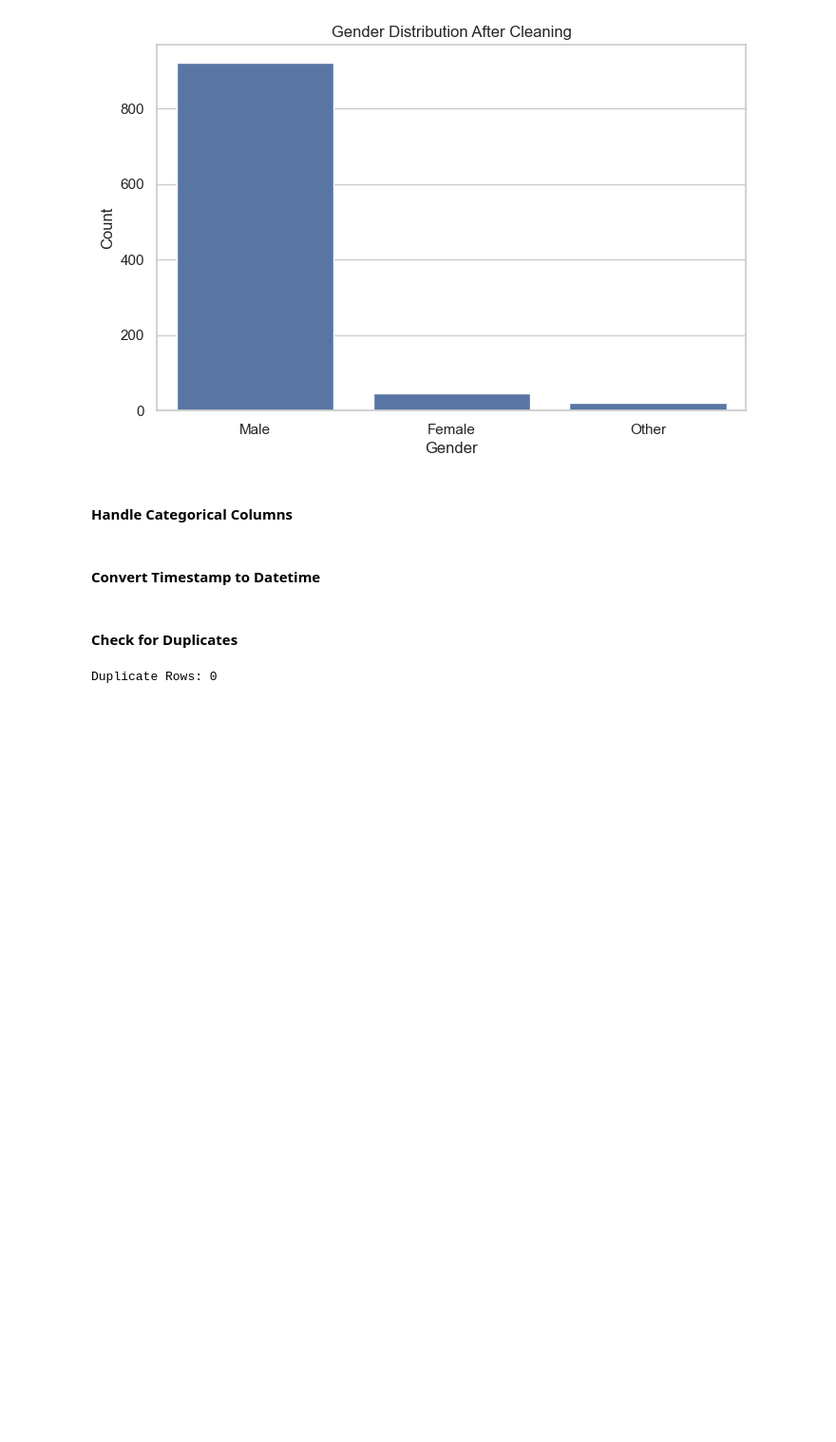
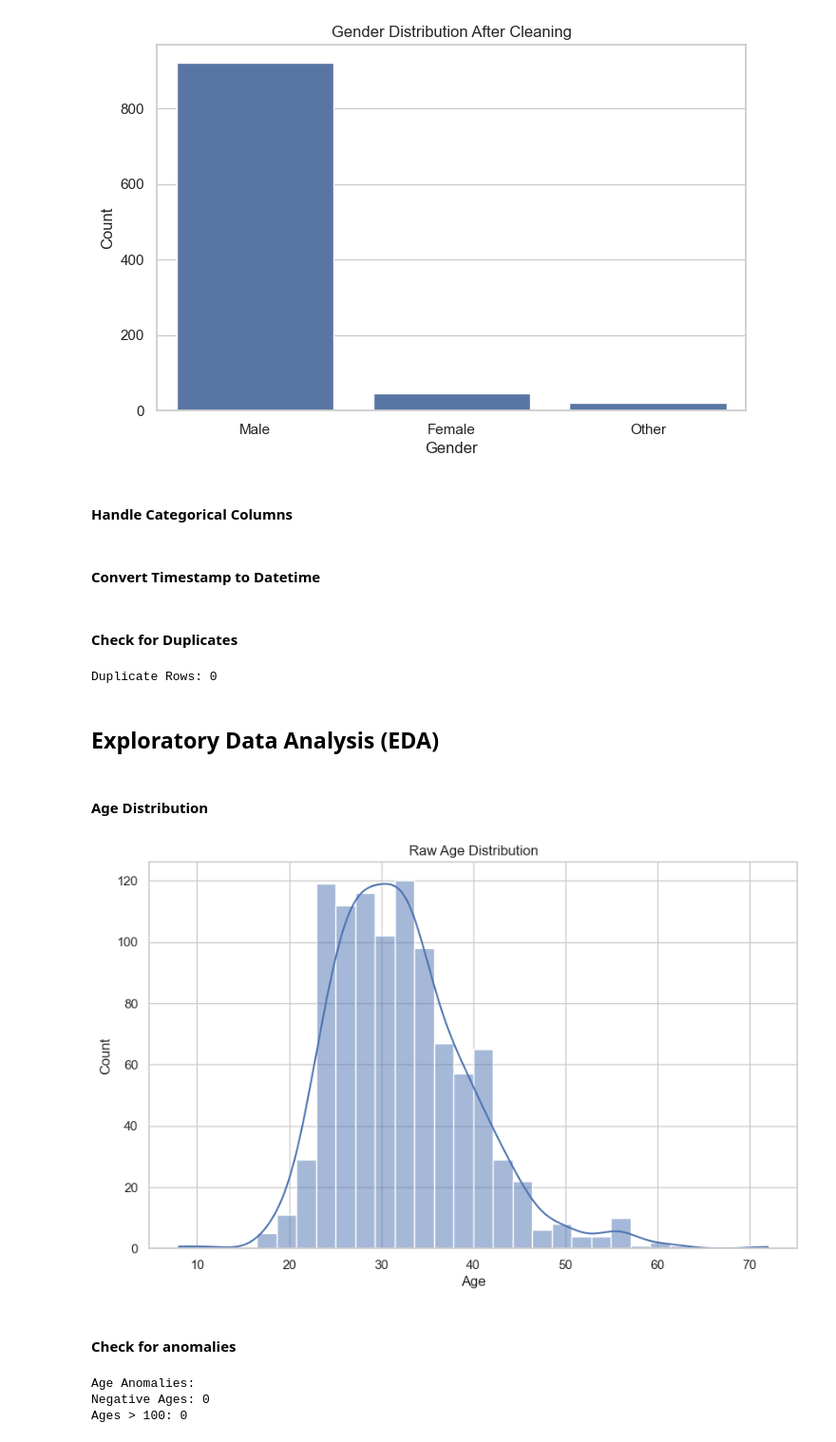
Before and after one commit to RahatBinOamr/mental-health-tech-survey, a Jupyter notebook: mental_helth.ipynb, the cells around one changed output. Shown at 95% size. Cells and saved outputs as stored; diff of their text form; code cells hidden in the pictures; blank space fills up the shorter version.

```diff
--- a/mental_helth.ipynb
+++ b/mental_helth.ipynb
@@ -350,3 +350,28 @@ print("\nDuplicate Rows:", df.duplicated().sum())
 df.drop_duplicates(inplace=True)
 # %% [output]
 Duplicate Rows: 0
+# %% [markdown]
+## Exploratory Data Analysis (EDA)
+# %% [markdown]
+#### Age Distribution
+# %%
+plt.figure(figsize=(10, 6))
+# Convert Age to numeric, coercing errors to NaN for visualization
+df['Age'] = pd.to_numeric(df['Age'], errors='coerce')
+sns.histplot(df['Age'].dropna(), bins=30, kde=True)
+plt.title('Raw Age Distribution')
+plt.xlabel('Age')
+plt.ylabel('Count')
+plt.show()
+# %% [output]
+[figure, added]
+# %% [markdown]
+#### Check for anomalies
+# %%
+print("\nAge Anomalies:")
+print("Negative Ages:", df[df['Age'] < 0]['Age'].count())
+print("Ages > 100:", df[df['Age'] > 100]['Age'].count())
+# %% [output]
+Age Anomalies:
+Negative Ages: 0
+Ages > 100: 0
```
Also changed, not shown: parts of 12 cells of this notebook.
